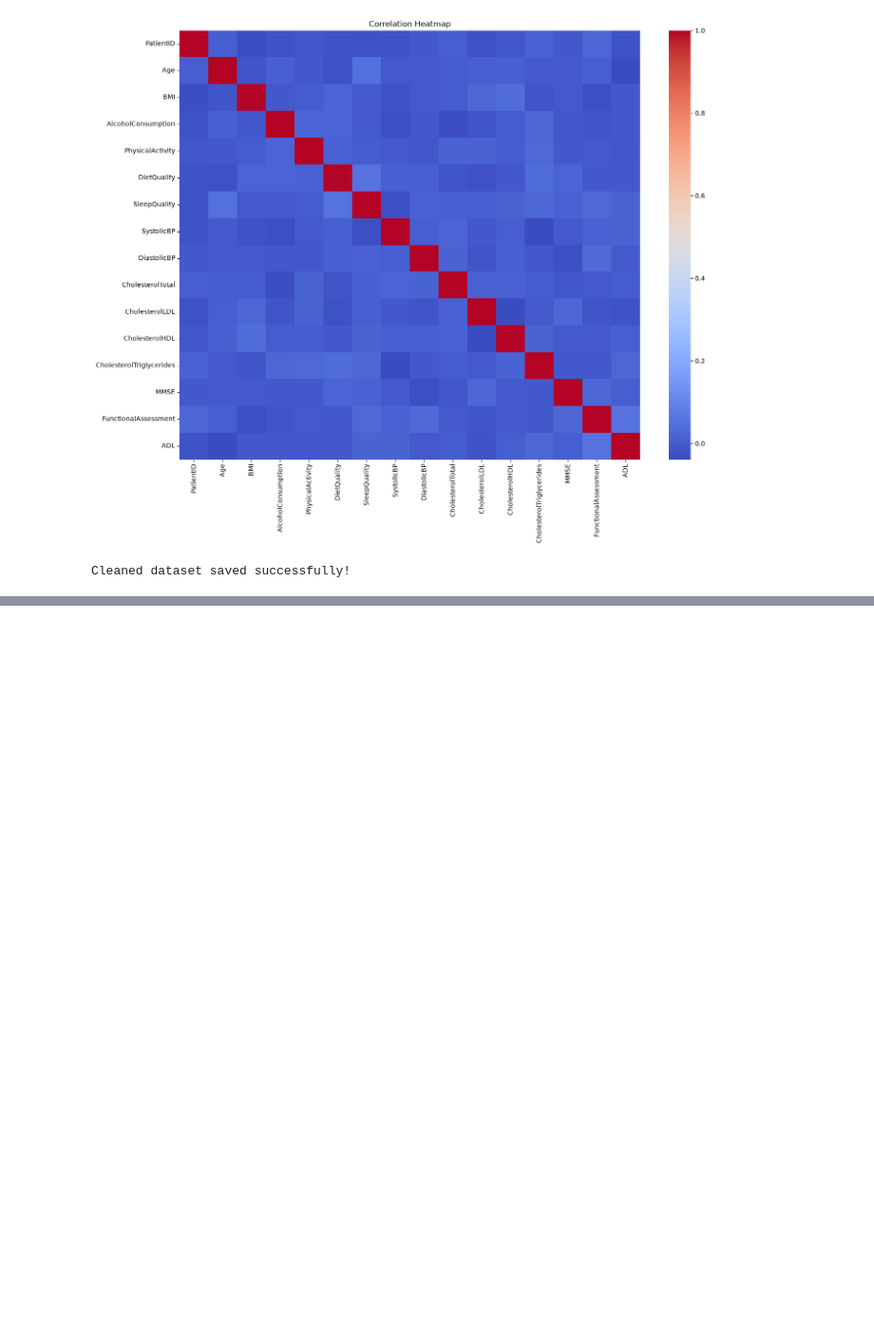
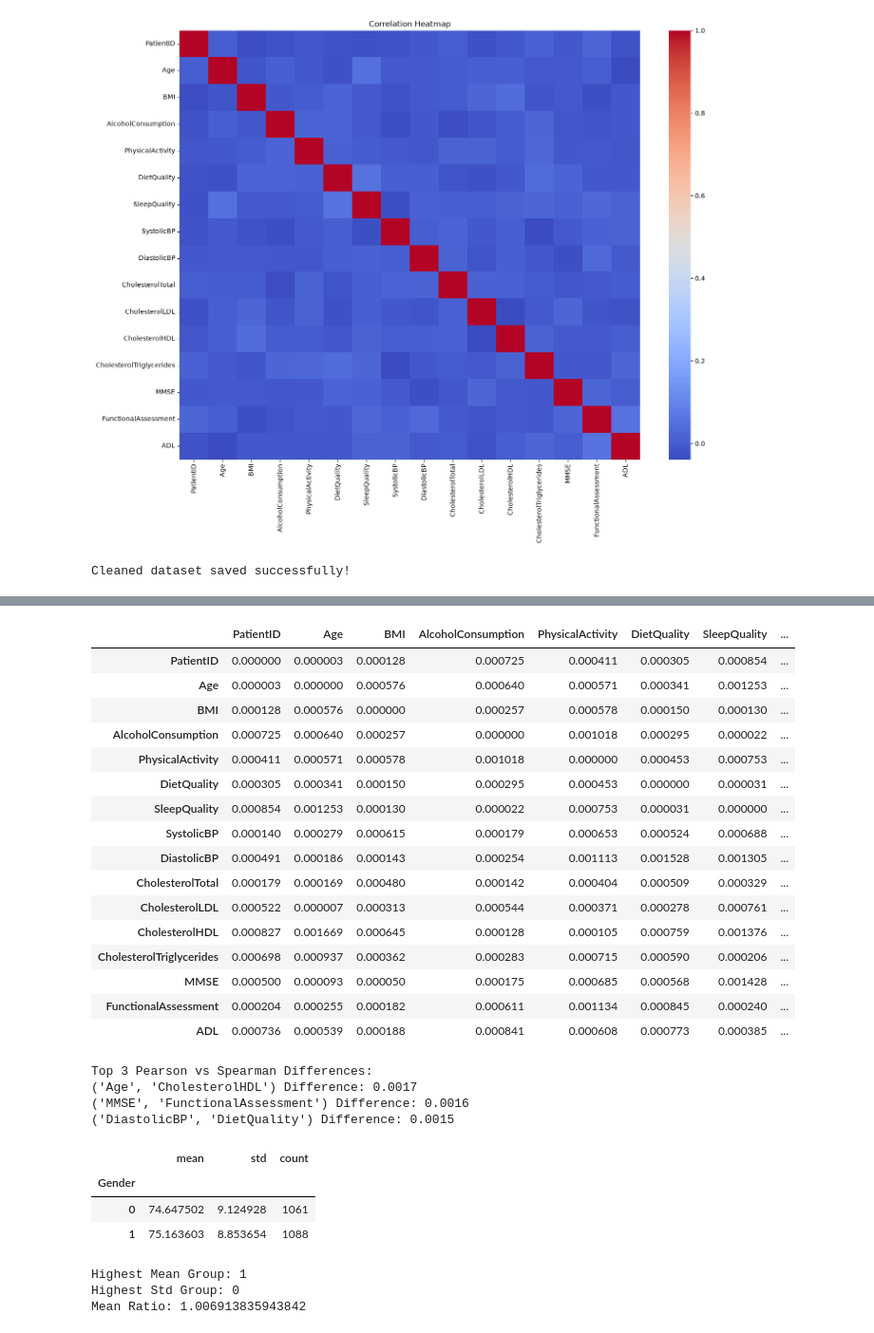
Before and after one commit to Sha-liya/NeuroSage, a Jupyter notebook: notebooks/Part1_Data_Cleaning_EDA.ipynb, the cells around one changed output, grey strips where cells are left out. Shown at 95% size. Cells and saved outputs as stored; diff of their text form; code cells hidden in the pictures; blank space fills up the shorter version.

```diff
--- a/notebooks/Part1_Data_Cleaning_EDA.ipynb
+++ b/notebooks/Part1_Data_Cleaning_EDA.ipynb
@@ -419,0 +562,71 @@ Cleaned dataset saved successfully!
+# %%
+difference = (spearman - pearson).abs()
+
+difference
+# %% [output]
+|  | PatientID | Age | BMI | AlcoholConsumption | PhysicalActivity | DietQuality | SleepQuality | ... |
+| PatientID | 0.000000 | 0.000003 | 0.000128 | 0.000725 | 0.000411 | 0.000305 | 0.000854 | ... |
+| Age | 0.000003 | 0.000000 | 0.000576 | 0.000640 | 0.000571 | 0.000341 | 0.001253 | ... |
+| BMI | 0.000128 | 0.000576 | 0.000000 | 0.000257 | 0.000578 | 0.000150 | 0.000130 | ... |
+| AlcoholConsumption | 0.000725 | 0.000640 | 0.000257 | 0.000000 | 0.001018 | 0.000295 | 0.000022 | ... |
+| PhysicalActivity | 0.000411 | 0.000571 | 0.000578 | 0.001018 | 0.000000 | 0.000453 | 0.000753 | ... |
+| DietQuality | 0.000305 | 0.000341 | 0.000150 | 0.000295 | 0.000453 | 0.000000 | 0.000031 | ... |
+| SleepQuality | 0.000854 | 0.001253 | 0.000130 | 0.000022 | 0.000753 | 0.000031 | 0.000000 | ... |
+| SystolicBP | 0.000140 | 0.000279 | 0.000615 | 0.000179 | 0.000653 | 0.000524 | 0.000688 | ... |
+| DiastolicBP | 0.000491 | 0.000186 | 0.000143 | 0.000254 | 0.001113 | 0.001528 | 0.001305 | ... |
+| CholesterolTotal | 0.000179 | 0.000169 | 0.000480 | 0.000142 | 0.000404 | 0.000509 | 0.000329 | ... |
+| CholesterolLDL | 0.000522 | 0.000007 | 0.000313 | 0.000544 | 0.000371 | 0.000278 | 0.000761 | ... |
+| CholesterolHDL | 0.000827 | 0.001669 | 0.000645 | 0.000128 | 0.000105 | 0.000759 | 0.001376 | ... |
+| CholesterolTriglycerides | 0.000698 | 0.000937 | 0.000362 | 0.000283 | 0.000715 | 0.000590 | 0.000206 | ... |
+| MMSE | 0.000500 | 0.000093 | 0.000050 | 0.000175 | 0.000685 | 0.000568 | 0.001428 | ... |
+| FunctionalAssessment | 0.000204 | 0.000255 | 0.000182 | 0.000611 | 0.001134 | 0.000845 | 0.000240 | ... |
+| ADL | 0.000736 | 0.000539 | 0.000188 | 0.000841 | 0.000608 | 0.000773 | 0.000385 | ... |
+# %%
+pairs = (
+    difference.unstack()
+    .sort_values(ascending=False)
+)
+
+# Remove self-comparisons
+pairs = pairs[pairs != 0]
+
+# Remove duplicate pairs (A,B) and (B,A)
+seen = set()
+top_pairs = []
+
+for (a, b), value in pairs.items():
+    if (b, a) not in seen:
+        seen.add((a, b))
+        top_pairs.append(((a, b), value))
+    if len(top_pairs) == 3:
+        break
+
+print("Top 3 Pearson vs Spearman Differences:")
+for pair, value in top_pairs:
+    print(pair, "Difference:", round(value, 4))
+# %% [output]
+Top 3 Pearson vs Spearman Differences:
+('Age', 'CholesterolHDL') Difference: 0.0017
+('MMSE', 'FunctionalAssessment') Difference: 0.0016
+('DiastolicBP', 'DietQuality') Difference: 0.0015
+# %%
+grouped = df.groupby("Gender")["Age"].agg(["mean", "std", "count"])
+
+grouped
+# %% [output]
+|  | mean | std | count |
+| Gender |  |  |  |
+| 0 | 74.647502 | 9.124928 | 1061 |
+| 1 | 75.163603 | 8.853654 | 1088 |
+# %%
+highest_mean = grouped["mean"].idxmax()
+highest_std = grouped["std"].idxmax()
+ratio = grouped["mean"].max() / grouped["mean"].min()
+
+print("Highest Mean Group:", highest_mean)
+print("Highest Std Group:", highest_std)
+print("Mean Ratio:", ratio)
+# %% [output]
+Highest Mean Group: 1
+Highest Std Group: 0
+Mean Ratio: 1.006913835943842
```
Also changed, not shown: parts of 7 cells of this notebook, 3 other files.
